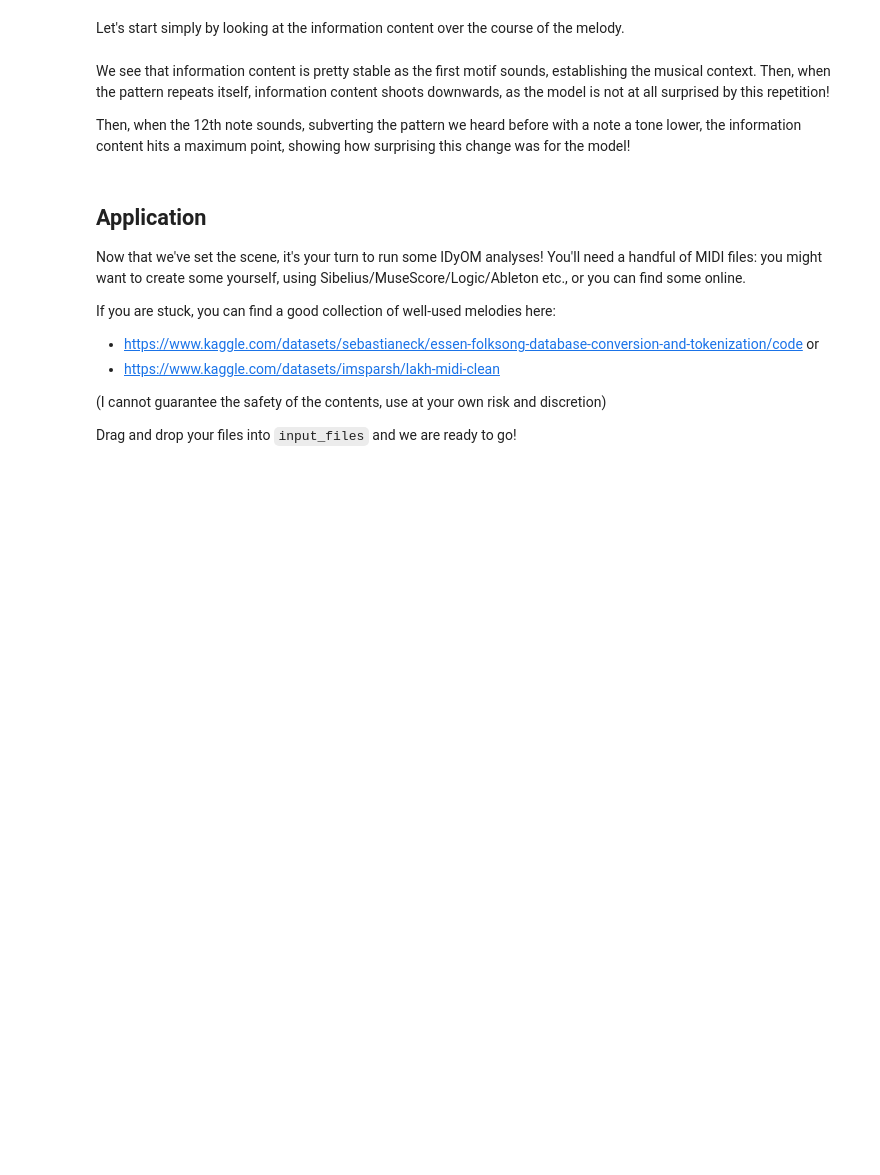
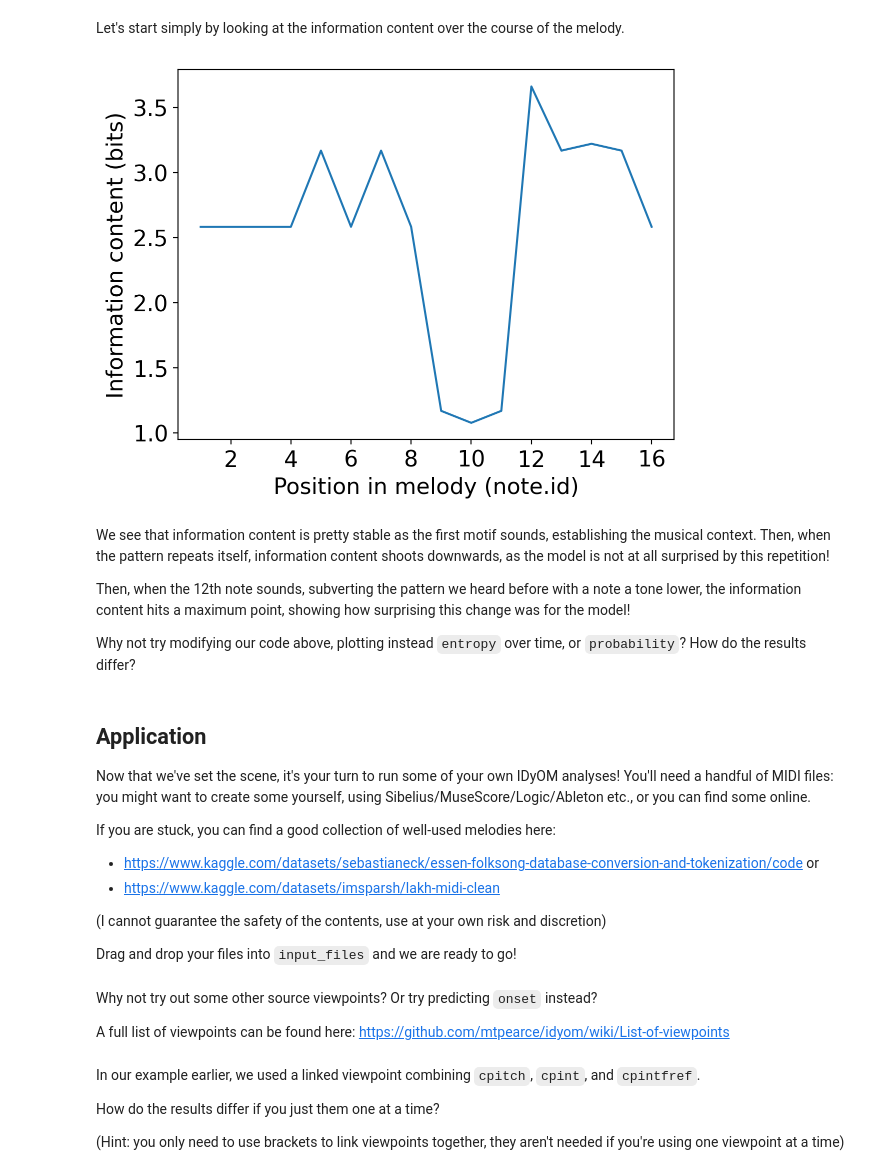
Before and after one commit to dmwhyatt/Part-IB-Expectation-IDyOM, a Jupyter notebook: idyom.ipynb, the cells around one changed output. Drawn from its saved outputs; the diff is of its cells as text; code cells hidden in the pictures; blank space fills up the shorter version.

```diff
--- a/idyom.ipynb
+++ b/idyom.ipynb
@@ -84,19 +118,29 @@ idyom_cols = idyom_data[["melody.id", "note.id", "melody.name",
 Let's start simply by looking at the information content over the course of the melody.
 # %%
 import matplotlib.pyplot as plt
+from matplotlib.ticker import MaxNLocator
 
+# setting which columns to plot
 plt.plot(idyom_cols["note.id"], idyom_cols["ic"])
+
+# setting axes labels and scaling x to integers
 plt.xlabel("Position in melody (note.id)")
+plt.gca().xaxis.set_major_locator(MaxNLocator(integer=True))
 plt.ylabel("Information content (bits)")
 plt.show()
+# %% [output]
+[figure, added]
 # %% [markdown]
 We see that information content is pretty stable as the first motif sounds, establishing the musical context. Then, when the pattern repeats itself, information content shoots downwards, as the model is not at all surprised by this repetition!
 
 Then, when the 12th note sounds, subverting the pattern we heard before with a note a tone lower, the information content hits a maximum point, showing how surprising this change was for the model!
+
+Why not try modifying our code above, plotting instead `entropy` over time, or `probability`?
+How do the results differ?
 # %% [markdown]
 ## Application
 
-Now that we've set the scene, it's your turn to run some IDyOM analyses! You'll need a handful of MIDI files: you might want to create some yourself, using Sibelius/MuseScore/Logic/Ableton etc., or you can find some online.
+Now that we've set the scene, it's your turn to run some of your own IDyOM analyses! You'll need a handful of MIDI files: you might want to create some yourself, using Sibelius/MuseScore/Logic/Ableton etc., or you can find some online.
 
 If you are stuck, you can find a good collection of well-used melodies here:
 - https://www.kaggle.com/datasets/sebastianeck/essen-folksong-database-conversion-and-tokenization/code
@@ -121,0 +163,10 @@ idyom.run_idyom(input_path=target_melody,
+# %% [markdown]
+Why not try out some other source viewpoints? Or try predicting `onset` instead?
+
+A full list of viewpoints can be found here: https://github.com/mtpearce/idyom/wiki/List-of-viewpoints
+# %% [markdown]
+In our example earlier, we used a linked viewpoint combining `cpitch`, `cpint`, and `cpintfref`.
+
+How do the results differ if you just them one at a time?
+
+(Hint: you only need to use brackets to link viewpoints together, they aren't needed if you're using one viewpoint at a time)
```
Also changed, not shown: parts of 6 cells of this notebook, 1 other file.
